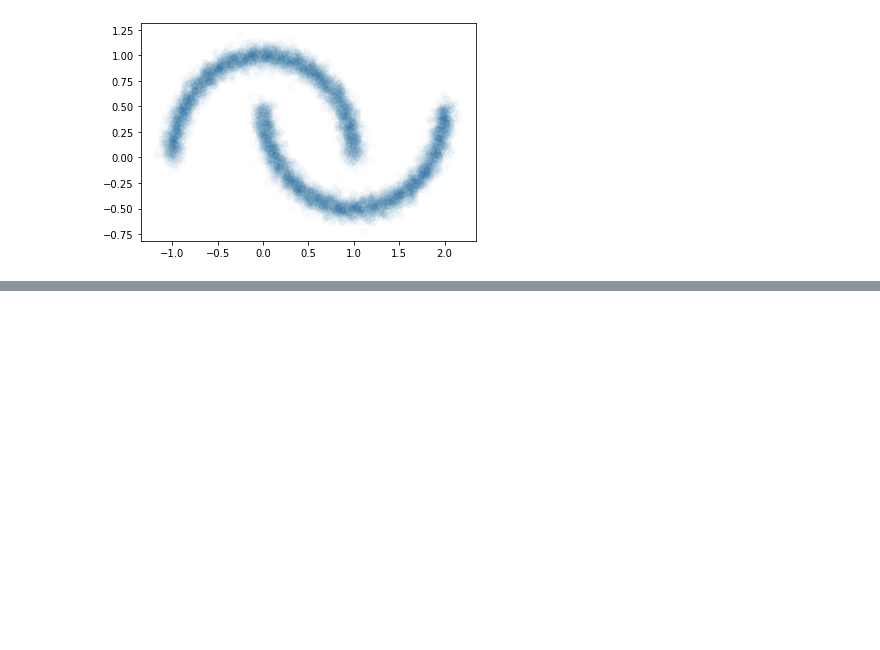
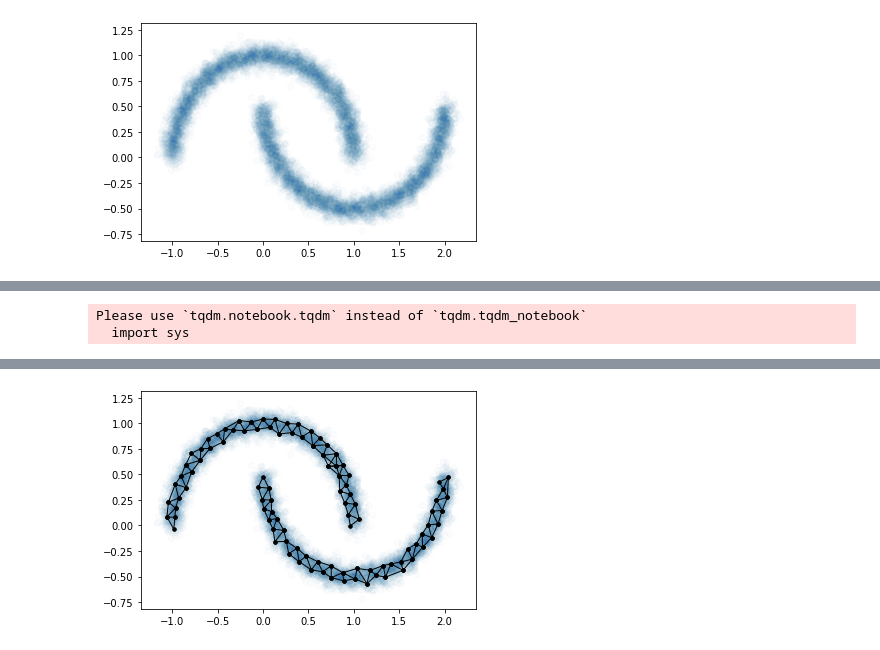
Before and after one commit to rafaelleinio/neural-networks, a Jupyter notebook: GNG/GNG Test - Artificial Data.ipynb, the cells around one changed output, grey strips where cells are left out. Cells and saved outputs as stored; diff of their text form; code cells hidden in the pictures; blank space fills up the shorter version.

```diff
--- a/GNG/GNG Test - Artificial Data.ipynb
+++ b/GNG/GNG Test - Artificial Data.ipynb
@@ -16,0 +41,25 @@ from IPython.display import HTML
+# %%
+def animate_training(i, data, model):
+    for line in animate_training.prev_lines:
+        line.remove()
+
+    # Training will slow down overtime and we increase number
+    # of data samples for training
+    n = int(0.5 * model.n_iter_before_neuron_added * (1 + i // 100))
+
+    sampled_data_ids = np.random.choice(len(data), n)
+    sampled_data = data[sampled_data_ids, :]
+    model.train(sampled_data, epochs=1)
+
+    lines = []
+    for node_1, node_2 in model.graph.edges:
+        weights = np.concatenate([node_1.weight, node_2.weight])
+        line, = plt.plot(*weights.T, color='black')
+
+        plt.setp(line, linewidth=1, color='black')
+
+        lines.append(line)
+        lines.append(plt.scatter(*weights.T, color='black', s=10))
+
+    animate_training.prev_lines = lines
+    return lines
@@ -17,6 +68,6 @@ from IPython.display import HTML
 # %%
-data, _ = make_moons(10000, noise=0.06, random_state=0)
-plt.scatter(*data.T, alpha=0.02)
+moons_dataset, _ = make_moons(10000, noise=0.06, random_state=0)
+plt.scatter(*moons_dataset.T, alpha=0.02)
 # %% [output]
 <matplotlib.collections.PathCollection at 0x...>
 [figure]
@@ -77,0 +74,15 @@ Please use `tqdm.notebook.tqdm` instead of `tqdm.tqdm_notebook`
+# %%
+# plotting dataset
+fig = plt.figure()
+plt.scatter(*moons_dataset.T, alpha=0.02)
+
+# training
+animate_training.prev_lines = []
+training_animation = animation.FuncAnimation(fig, animate_training, fargs=(moons_dataset, gng,), frames=tqdm(np.arange(220)), interval=30, blit=True)
+
+# plotting training animation gif
+training_animation.save('gifs/moons_dataset.gif', writer='imagemagick', fps=30)
+Image(url='gifs/moons_dataset.gif')
+# %% [output]
+Please use `tqdm.notebook.tqdm` instead of `tqdm.tqdm_notebook`
+  import sys
@@ -77,0 +90 @@ Please use `tqdm.notebook.tqdm` instead of `tqdm.tqdm_notebook`
+[figure, added]
```
Also changed, not shown: parts of 7 cells of this notebook, 1 other file.
